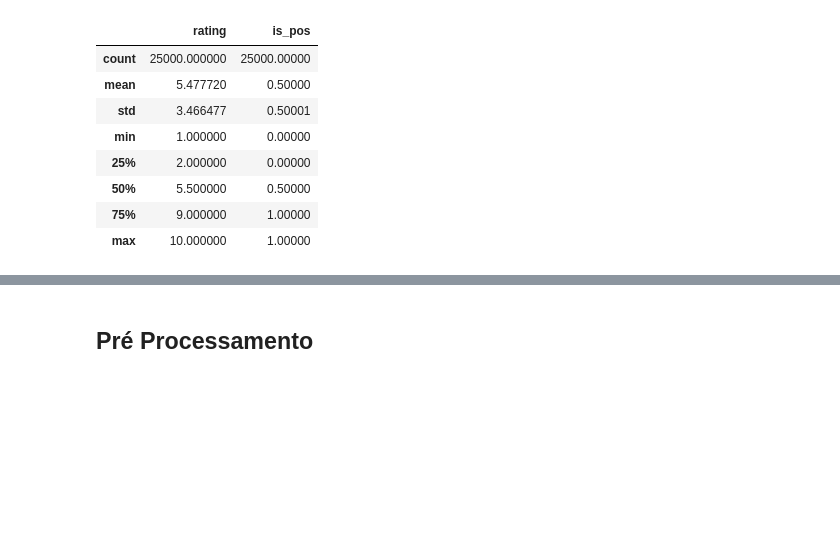
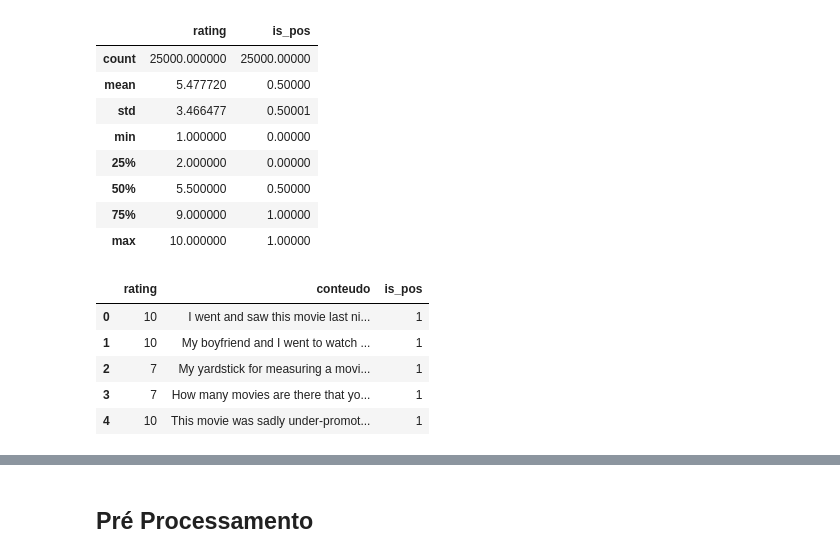
Before and after one commit to Netreck/Trabalho-Aprendizado-de-Maquina, a Jupyter notebook: main.ipynb, the cells around one changed output, grey strips where cells are left out. Drawn from its saved outputs; the diff is of its cells as text; code cells hidden in the pictures; blank space fills up the shorter version.

```diff
--- a/main.ipynb
+++ b/main.ipynb
@@ -176,0 +119,15 @@ df_teste.describe()
+# %%
+#teste_pos
+#mesmo processos de transformacao porem para o dataset de testes positivos
+teste_pos = teste_pos.sort_values(by="id", ascending=True)
+teste_pos = teste_pos.reset_index(drop=True)
+teste_pos["is_pos"] = 1
+teste_pos.drop(axis=1,labels="id",inplace=True)
+teste_pos.head()
+# %% [output]
+|  | rating | conteudo | is_pos |
+| 0 | 10 | I went and saw this movie last ni... | 1 |
+| 1 | 10 | My boyfriend and I went to watch ... | 1 |
+| 2 | 7 | My yardstick for measuring a movi... | 1 |
+| 3 | 7 | How many movies are there that yo... | 1 |
+| 4 | 10 | This movie was sadly under-promot... | 1 |
```
Also changed, not shown: parts of 27 cells of this notebook.
